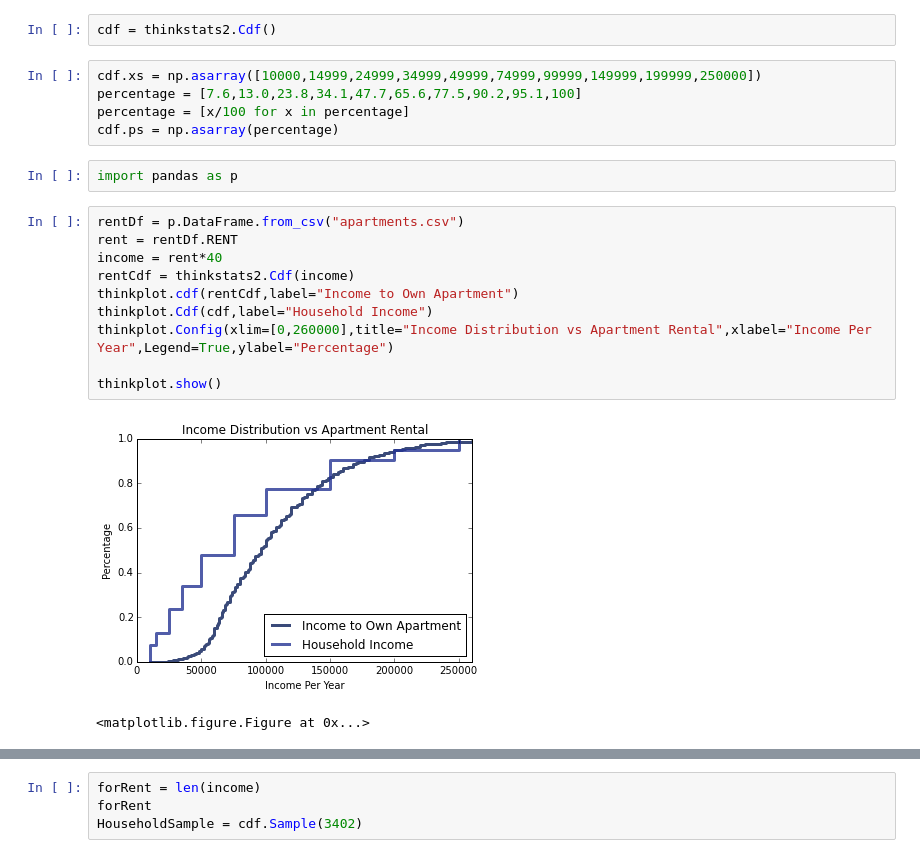
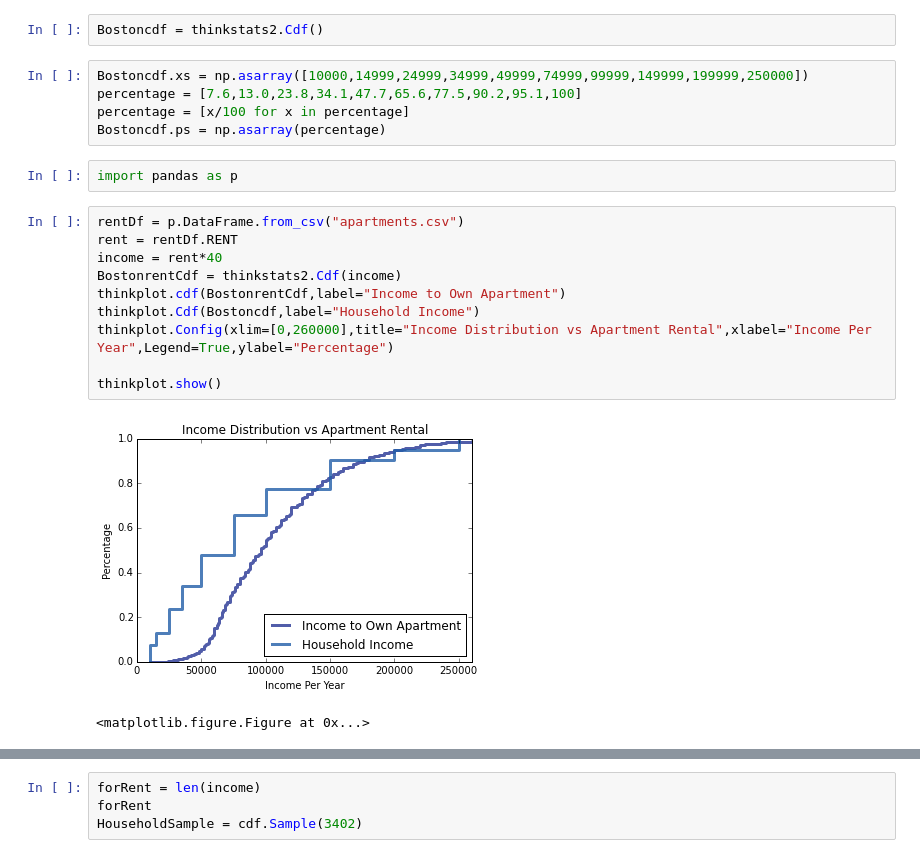
Before and after one commit to cwallac/DataScience, a Jupyter notebook: ApartmentRentalPrice.ipynb, the cells around one changed output, grey strips where cells are left out. Cells and saved outputs as stored; diff of their text form.

```diff
--- a/ApartmentRentalPrice.ipynb
+++ b/ApartmentRentalPrice.ipynb
@@ -3,24 +3,24 @@ import thinkstats2
 import thinkplot
 import numpy as np
 # %%
-cdf = thinkstats2.Cdf()
+Bostoncdf = thinkstats2.Cdf()
 # %%
-cdf.xs = np.asarray([10000,14999,24999,34999,49999,74999,99999,149999,199999,250000])
+Bostoncdf.xs = np.asarray([10000,14999,24999,34999,49999,74999,99999,149999,199999,250000])
 percentage = [7.6,13.0,23.8,34.1,47.7,65.6,77.5,90.2,95.1,100]
 percentage = [x/100 for x in percentage]
-cdf.ps = np.asarray(percentage)
+Bostoncdf.ps = np.asarray(percentage)
 # %%
 import pandas as p
 # %%
 rentDf = p.DataFrame.from_csv("apartments.csv")
 rent = rentDf.RENT
 income = rent*40
-rentCdf = thinkstats2.Cdf(income)
-thinkplot.cdf(rentCdf,label="Income to Own Apartment")
-thinkplot.Cdf(cdf,label="Household Income")
+BostonrentCdf = thinkstats2.Cdf(income)
+thinkplot.cdf(BostonrentCdf,label="Income to Own Apartment")
+thinkplot.Cdf(Bostoncdf,label="Household Income")
 thinkplot.Config(xlim=[0,260000],title="Income Distribution vs Apartment Rental",xlabel="Income Per Year",Legend=True,ylabel="Percentage")
 
 thinkplot.show()
 # %% [output]
-[figure, old version]
+[figure, new version]
 <matplotlib.figure.Figure at 0x...>
```
Also changed, not shown: parts of 12 cells of this notebook, 1 other file.
